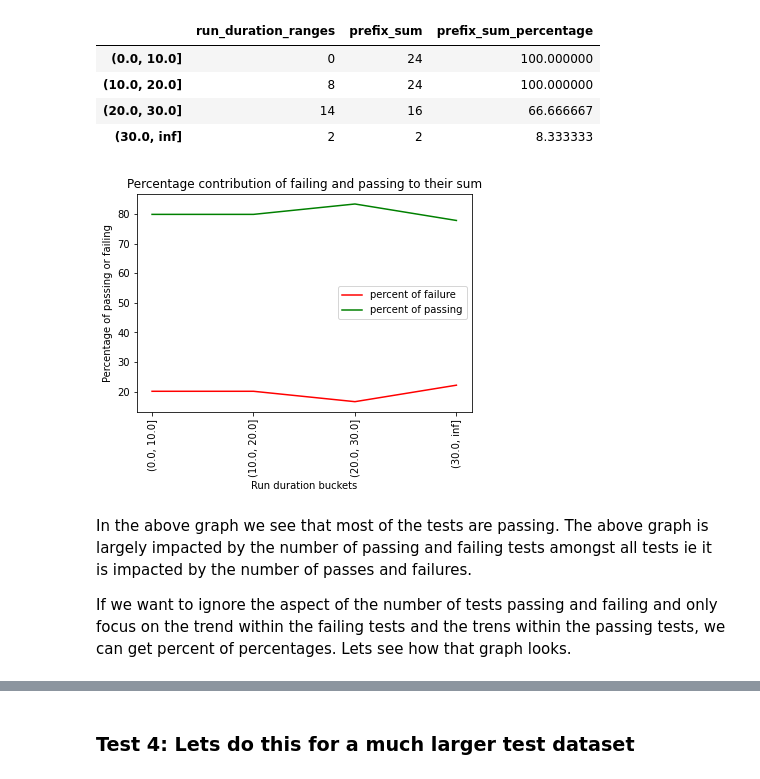
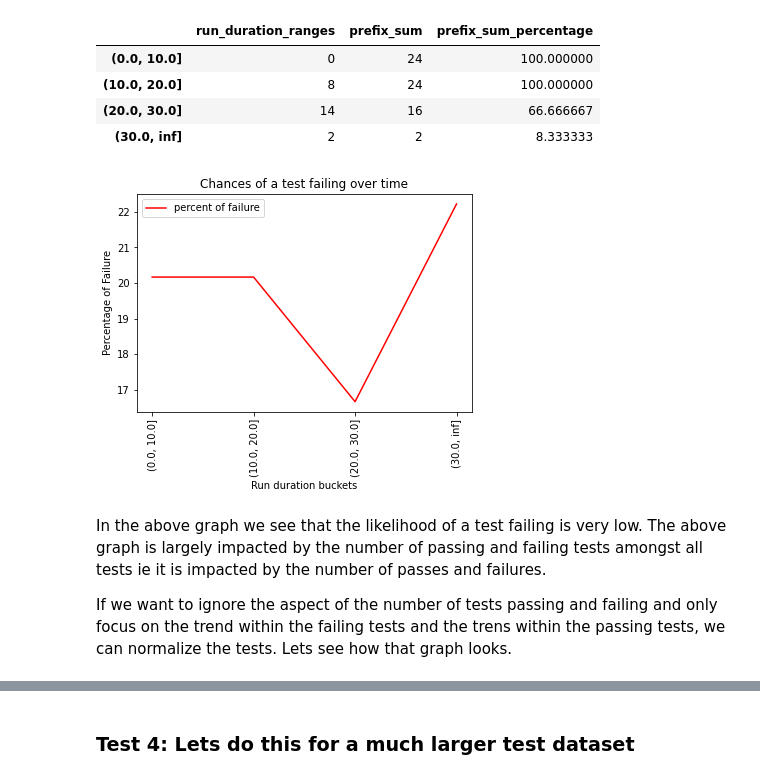
Before and after one commit to redhat-et/optimal-stopping-point-tool, a Jupyter notebook: notebooks/pass_fail_likelihoods.ipynb, the cells around one changed output, grey strips where cells are left out. Saved outputs shown, nothing was run; the diff lists cells and outputs as text; code cells hidden in the pictures.

Commit message:
normalize data

```diff
--- a/notebooks/pass_fail_likelihoods.ipynb
+++ b/notebooks/pass_fail_likelihoods.ipynb
@@ -358,22 +361,21 @@ joined['p_pct'] = joined['prefix_sum_p'] / total * 100
 # %%
 # plot the two series on the same graph
 plt.plot(joined.index.astype(str), joined['f_pct'], color='red', label='percent of failure')
-plt.plot(joined.index.astype(str), joined['p_pct'], color='green', label='percent of passing')
 
 # set x and y axis labels
 plt.xlabel('Run duration buckets')
-plt.ylabel('Percentage of passing or failing')
+plt.ylabel('Percentage of Failure')
 plt.xticks(rotation=90)
 
 # set title and legend
-plt.title('Percentage contribution of failing and passing to their sum')
+plt.title('Chances of a test failing over time')
 plt.legend()
 
 # show the plot
 plt.show()
 # %% [output]
-[figure, old version]
+[figure, new version]
 # %% [markdown]
-In the above graph we see that most of the tests are passing. The above graph is largely impacted by the number of passing and failing tests amongst all tests ie it is impacted by the number of passes and failures.
+In the above graph we see that the likelihood of a test failing is very low. The above graph is largely impacted by the number of passing and failing tests amongst all tests ie it is impacted by the number of passes and failures.
 
-If we want to ignore the aspect of the number of tests passing and failing and only focus on the trend within the failing tests and the trens within the passing tests, we can get percent of percentages. Lets see how that graph looks.
+If we want to ignore the aspect of the number of tests passing and failing and only focus on the trend within the failing tests and the trens within the passing tests, we can normalize the tests. Lets see how that graph looks.
```
Also changed, not shown: parts of 113 cells of this notebook, 2 other files.
